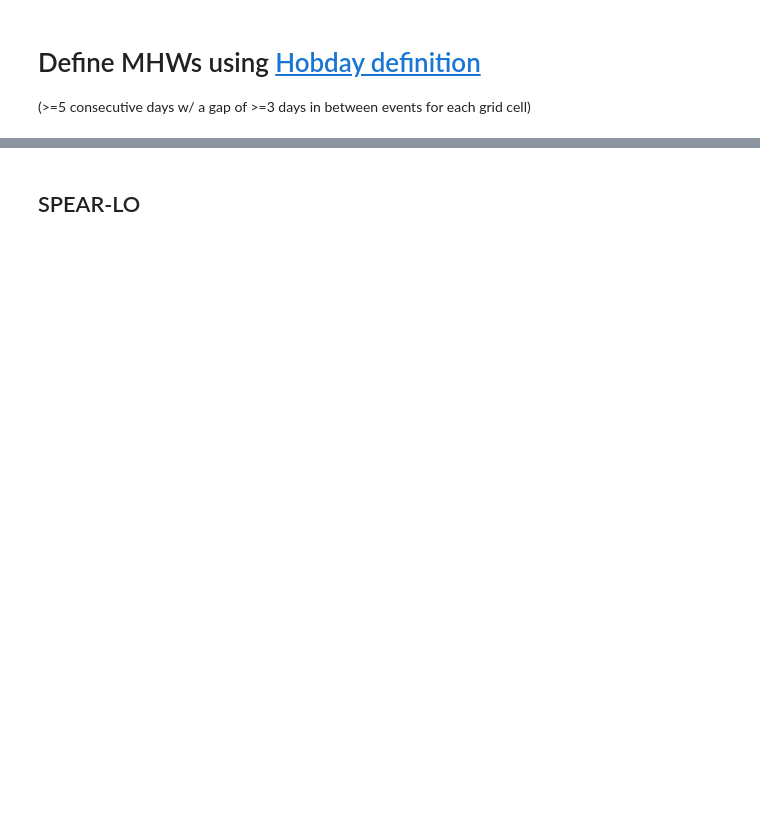
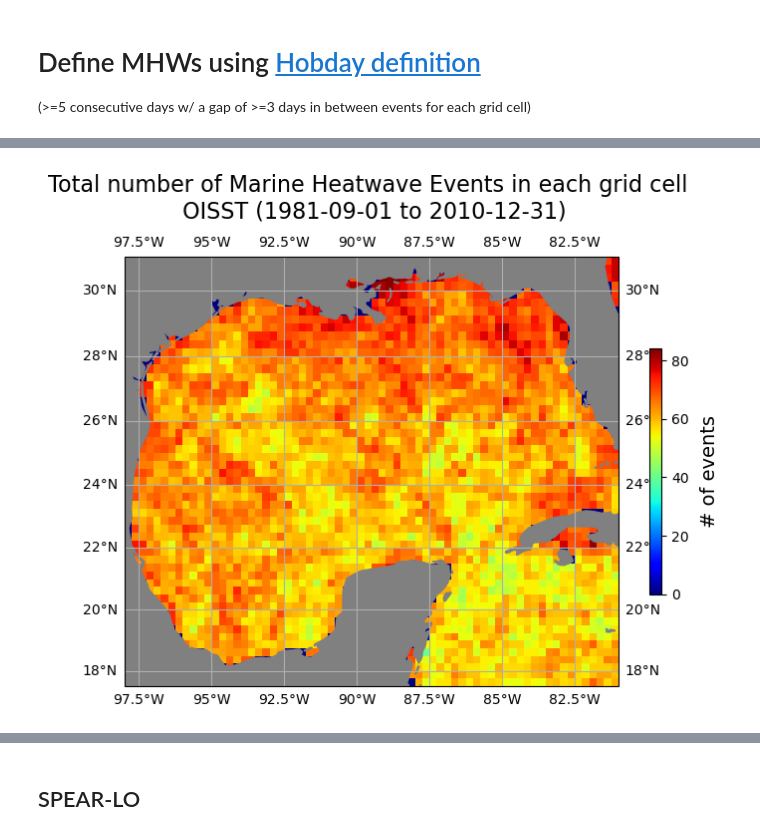
Before and after one commit to shanicetbailey/MHW-gfdl, a Jupyter notebook: define-MHW-SPEAR-lo.ipynb, the cells around one changed output, grey strips where cells are left out. Cells and saved outputs as stored; diff of their text form; code cells hidden in the pictures; blank space fills up the shorter version.

Commit message:
plotted all relevant figs for OISST again, and saved those map_vars

```diff
--- a/define-MHW-SPEAR-lo.ipynb
+++ b/define-MHW-SPEAR-lo.ipynb
@@ -36,5 +77,5 @@ from tqdm import tqdm
 # %%
-detrended_oi = xr.open_mfdataset('/work5/stb/MHW-gfdl/SPEAR/vars/OISST/detrended_intime_oisstt.nc')
-ex_int_oi = xr.open_mfdataset('/work5/stb/MHW-gfdl/SPEAR/vars/OISST/ex_int_oi.nc')
-threshold_oi = xr.open_dataset('/work5/stb/MHW-gfdl/SPEAR/vars/OISST/threshold_oi.nc')
-event_mask_oi = xr.open_dataset('/work5/stb/MHW-gfdl/SPEAR/vars/OISST/event_mask_oi.nc')
+detrended_oi = xr.open_dataarray('/work5/stb/MHW-gfdl/SPEAR/vars/OISST/detrended_intime_oisstt.nc', chunks={})
+ex_int_oi = xr.open_dataarray('/work5/stb/MHW-gfdl/SPEAR/vars/OISST/ex_int_oi.nc', chunks={})
+threshold_oi = xr.open_dataarray('/work5/stb/MHW-gfdl/SPEAR/vars/OISST/threshold_oi.nc', chunks={})
+event_mask_oi = xr.open_dataarray('/work5/stb/MHW-gfdl/SPEAR/vars/OISST/event_mask_oi.nc', chunks={})
@@ -46,3 +82,8 @@ with open('/work5/stb/MHW-gfdl/SPEAR/vars/SPEAR-LO/events/events_by_cell_splo.js
+# %%
+import json
+
+with open('/work5/stb/MHW-gfdl/SPEAR/vars/OISST/events_by_cell_oi.json', 'r') as json_file:
+    events_by_cell_oi = json.load(json_file)
 # %%
 #--------------------------------------- EVENT COUNTS ------------------------------
 #-----------One way to count events----------
@@ -59,15 +100,17 @@ with open('/work5/stb/MHW-gfdl/SPEAR/vars/SPEAR-LO/events/events_by_cell_splo.js
 event_count = xr.zeros_like(ex_int_oi.isel(time=0), dtype=int) #da of 0s
 #for key (lat/lon), events (start/stop indices) in da dictionary:
 #empty_da.loc[dict((lat, lon))] = len(all events in that grid cell)
-for (lat, lon), events in events_by_cell_oi.items(): #items are the lat/lon pairs
+for cell_str, events in events_by_cell_oi.items(): #items are the lat/lon pairs
+    lat, lon = map(float, cell_str.strip("()").split(","))
     event_count.loc[dict(lat=lat, lon=lon)] = len(events)
 
 #--------------------------------------- TOTAL MHW DAYS ------------------------------
-total_mhw_days = event_mask.sum(dim="time")
+total_mhw_days = event_mask_oi.sum(dim="time")
 
 #--------------------------------------- DURATION ------------------------------
 records = []
-for (lat, lon), events in events_by_cell.items():
+for cell_str, events in events_by_cell_oi.items():
+    lat, lon = map(float, cell_str.strip("()").split(","))
     for i, (start, end) in enumerate(events):
         records.append({"lat": lat, "lon": lon, "event": i, "duration": end - start + 1})
 
@@ -79,13 +122,13 @@ median_duration = duration_da.median(dim="event")
 max_duration = duration_da.max(dim="event")
 
 #--------------------------------------- MHW Temperatures ------------------------------
-mhw_events = detrended_intime.where(event_mask)
+mhw_events = detrended_oi.where(event_mask_oi)
 mean_mhw_temp = mhw_events.mean(dim="time")
 
 #--------------------------------------- Frequency ------------------------------
-years = detrended_intime.time.dt.year.values
+years = detrended_oi.time.dt.year.values
 nyears = np.unique(years).size #total time period
 event_freq = event_count / nyears
 
 #--------------------------------------- Intensity ------------------------------
-mhw_intensity = (mhw_events - threshold).mean(dim="time")
+mhw_intensity = (mhw_events - threshold_oi).mean(dim="time")
@@ -91,0 +151,5 @@ mhw_intensity = (mhw_events - threshold).mean(dim="time")
+# %%
+cartopy_plot(event_count, 'jet', '# of events',
+             'Total number of Marine Heatwave Events in each grid cell \n OISST (1981-09-01 to 2010-12-31)')
+# %% [output]
+[figure, added]
```
Also changed, not shown: parts of 26 cells of this notebook.
